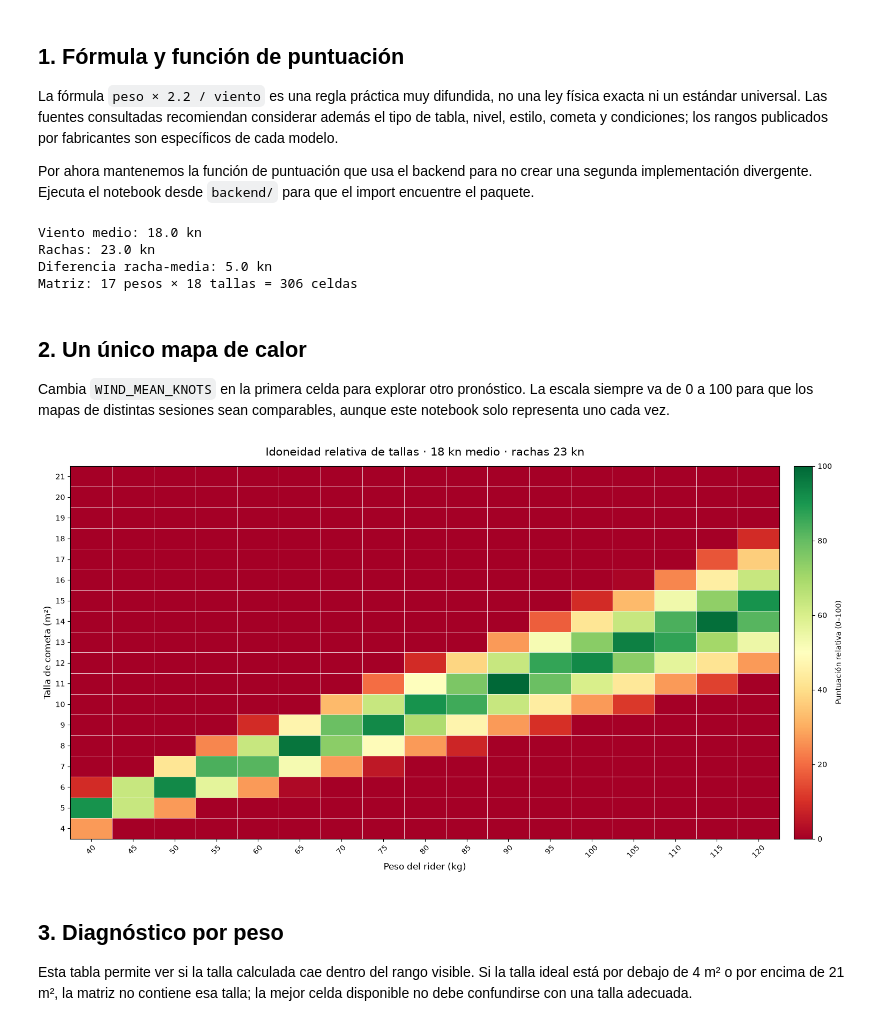
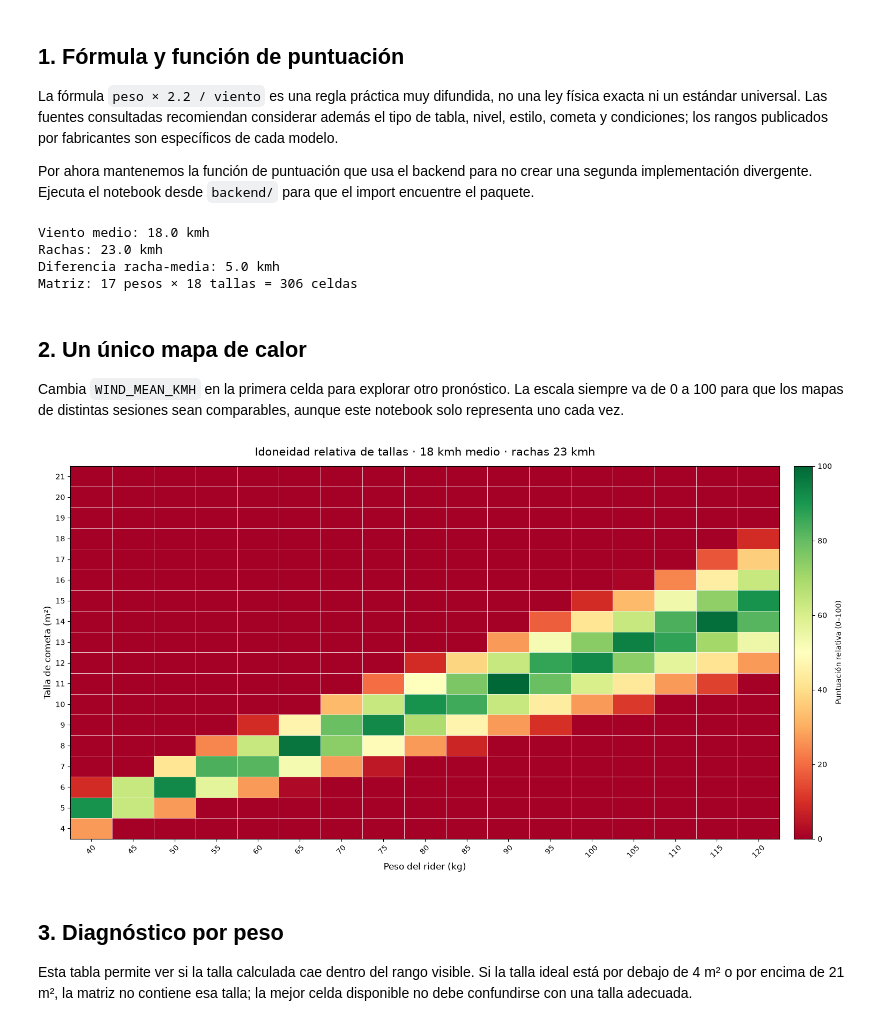
Before and after one commit to serbetancor/kite-forecast, a Jupyter notebook: backend/notebooks/kite_sizing_exploration.ipynb, the cells around one changed output. Cells and saved outputs as stored; diff of their text form; code cells hidden in the pictures.

Commit message:
fix: data unit for wind is kmh instead of kn

```diff
--- a/backend/notebooks/kite_sizing_exploration.ipynb
+++ b/backend/notebooks/kite_sizing_exploration.ipynb
@@ -15,8 +15,8 @@ import matplotlib.pyplot as plt
 import numpy as np
 
 # Ajusta estos valores para explorar el pronóstico horario seleccionado.
-WIND_MEAN_KNOTS = 18.0
-WIND_GUSTS_KNOTS = 23.0  # usa None si no hay dato de rachas
+WIND_MEAN_KMH = 18.0
+WIND_GUSTS_KMH = 23.0  # usa None si no hay dato de rachas
 
 WEIGHT_MIN_KG = 40
 WEIGHT_MAX_KG = 120
@@ -43,81 +43,81 @@ Por ahora mantenemos la función de puntuación que usa el backend para no crear
 from kite_forecast.services.kite_sizing import _suitability_score
 
 
-def ideal_kite_size(weight_kg: float, wind_knots: float) -> float:
+def ideal_kite_size(weight_kg: float, wind_kmh: float) -> float:
     """Estimación inicial para freeride/twin-tip; no es una recomendación validada."""
-    if wind_knots <= 0:
+    if wind_kmh <= 0:
         return float("nan")
-    return weight_kg * 2.2 / wind_knots
+    return weight_kg * 2.2 / wind_kmh
 
 
-def build_scores(wind_knots: float) -> np.ndarray:
+def build_scores(wind_kmh: float) -> np.ndarray:
     """Matriz [talla, peso], reutilizando la puntuación del servicio backend."""
     scores = np.zeros((len(kite_sizes_m2), len(weights_kg)), dtype=float)
-    if wind_knots <= 0:
+    if wind_kmh <= 0:
         return scores
 
     for col, weight in enumerate(weights_kg):
-        ideal_size = ideal_kite_size(float(weight), wind_knots)
+        ideal_size = ideal_kite_size(float(weight), wind_kmh)
         for row, size in enumerate(kite_sizes_m2):
             scores[row, col] = _suitability_score(int(size), ideal_size)
     return scores
 
 
-print(f"Viento medio: {WIND_MEAN_KNOTS:.1f} kn")
-if WIND_GUSTS_KNOTS is not None:
-    print(f"Rachas: {WIND_GUSTS_KNOTS:.1f} kn")
-    print(f"Diferencia racha-media: {WIND_GUSTS_KNOTS - WIND_MEAN_KNOTS:.1f} kn")
+print(f"Viento medio: {WIND_MEAN_KMH:.1f} kmh")
+if WIND_GUSTS_KMH is not None:
+    print(f"Rachas: {WIND_GUSTS_KMH:.1f} kmh")
+    print(f"Diferencia racha-media: {WIND_GUSTS_KMH - WIND_MEAN_KMH:.1f} kmh")
 print(
     f"Matriz: {len(weights_kg)} pesos × {len(kite_sizes_m2)} tallas = {len(weights_kg) * len(kite_sizes_m2)} celdas"
 )
 # %% [output]
-Viento medio: 18.0 kn
-Rachas: 23.0 kn
-Diferencia racha-media: 5.0 kn
+Viento medio: 18.0 kmh
+Rachas: 23.0 kmh
+Diferencia racha-media: 5.0 kmh
 Matriz: 17 pesos × 18 tallas = 306 celdas
 # %% [markdown]
 ## 2. Un único mapa de calor
 
-Cambia `WIND_MEAN_KNOTS` en la primera celda para explorar otro pronóstico. La escala siempre va de 0 a 100 para que los mapas de distintas sesiones sean comparables, aunque este notebook solo representa uno cada vez.
+Cambia `WIND_MEAN_KMH` en la primera celda para explorar otro pronóstico. La escala siempre va de 0 a 100 para que los mapas de distintas sesiones sean comparables, aunque este notebook solo representa uno cada vez.
 # %%
-scores = build_scores(WIND_MEAN_KNOTS)
+scores = build_scores(WIND_MEAN_KMH)
 
 fig, ax = plt.subplots(figsize=(15, 8), constrained_layout=True)
 image = ax.imshow(
     scores,
     origin="lower",
     aspect="auto",
     interpolation="nearest",
     extent=[
         weights_kg[0] - WEIGHT_STEP_KG / 2,
         weights_kg[-1] + WEIGHT_STEP_KG / 2,
         kite_sizes_m2[0] - 0.5,
         kite_sizes_m2[-1] + 0.5,
     ],
     cmap="RdYlGn",
     vmin=0,
     vmax=100,
 )
 
-wind_label = f"{WIND_MEAN_KNOTS:g} kn medio"
-if WIND_GUSTS_KNOTS is not None:
-    wind_label += f" · rachas {WIND_GUSTS_KNOTS:g} kn"
+wind_label = f"{WIND_MEAN_KMH:g} kmh medio"
+if WIND_GUSTS_KMH is not None:
+    wind_label += f" · rachas {WIND_GUSTS_KMH:g} kmh"
 ax.set_title(f"Idoneidad relativa de tallas · {wind_label}", fontsize=15, pad=14)
 ax.set_xlabel("Peso del rider (kg)", fontsize=12)
 ax.set_ylabel("Talla de cometa (m²)", fontsize=12)
 ax.set_xticks(weights_kg)
 ax.set_yticks(kite_sizes_m2)
 ax.tick_params(axis="x", labelrotation=45)
 ax.set_xticks(np.arange(weights_kg[0] - 2.5, weights_kg[-1] + 2.6, 5), minor=True)
 ax.set_yticks(np.arange(kite_sizes_m2[0] - 0.5, kite_sizes_m2[-1] + 0.6, 1), minor=True)
 ax.grid(which="minor", color="white", linewidth=0.7, alpha=0.75)
 ax.tick_params(which="minor", bottom=False, left=False)
 
 cbar = fig.colorbar(image, ax=ax, pad=0.02)
 cbar.set_label("Puntuación relativa (0–100)")
 plt.show()
 # %% [output]
-[figure, old version]
+[figure, new version]
 # %% [markdown]
 ## 3. Diagnóstico por peso
 
```
Also changed, not shown: parts of 2 cells of this notebook, 19 other files.
